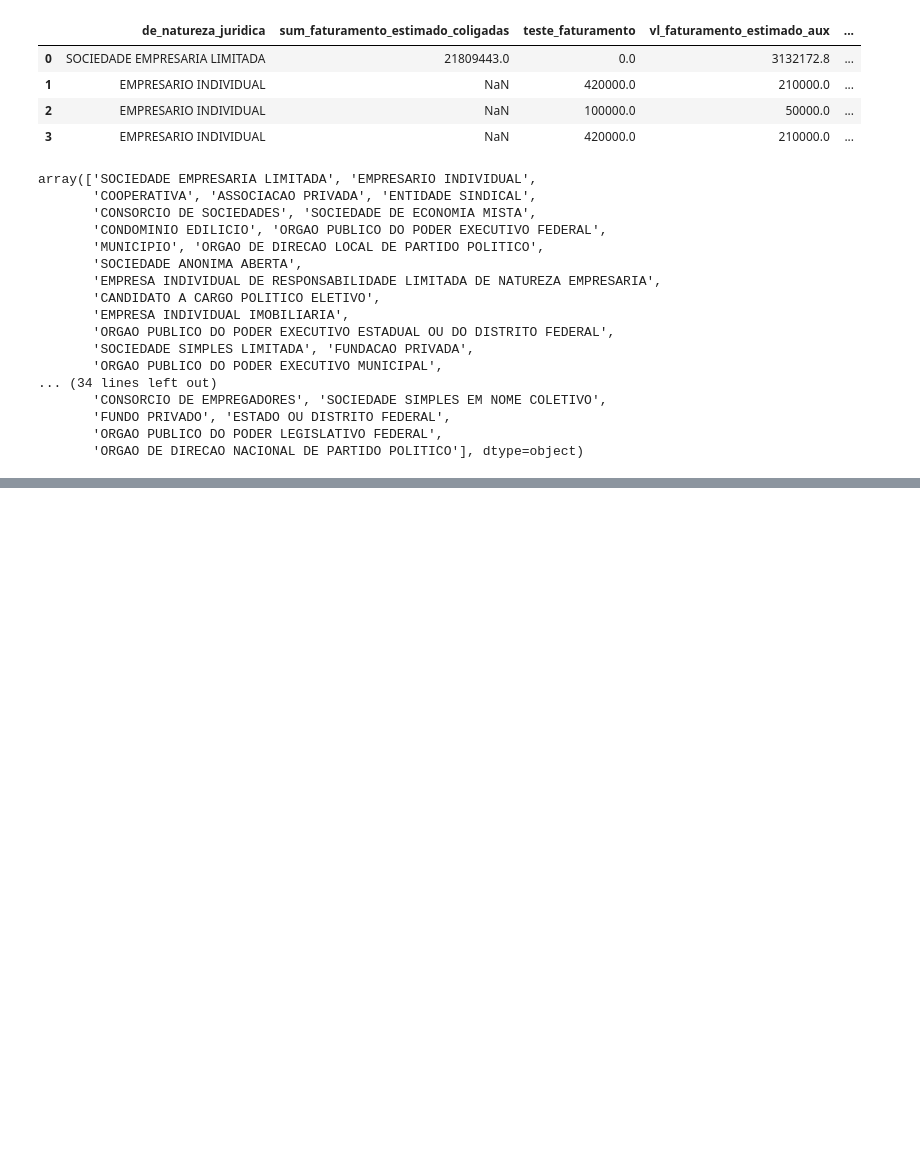
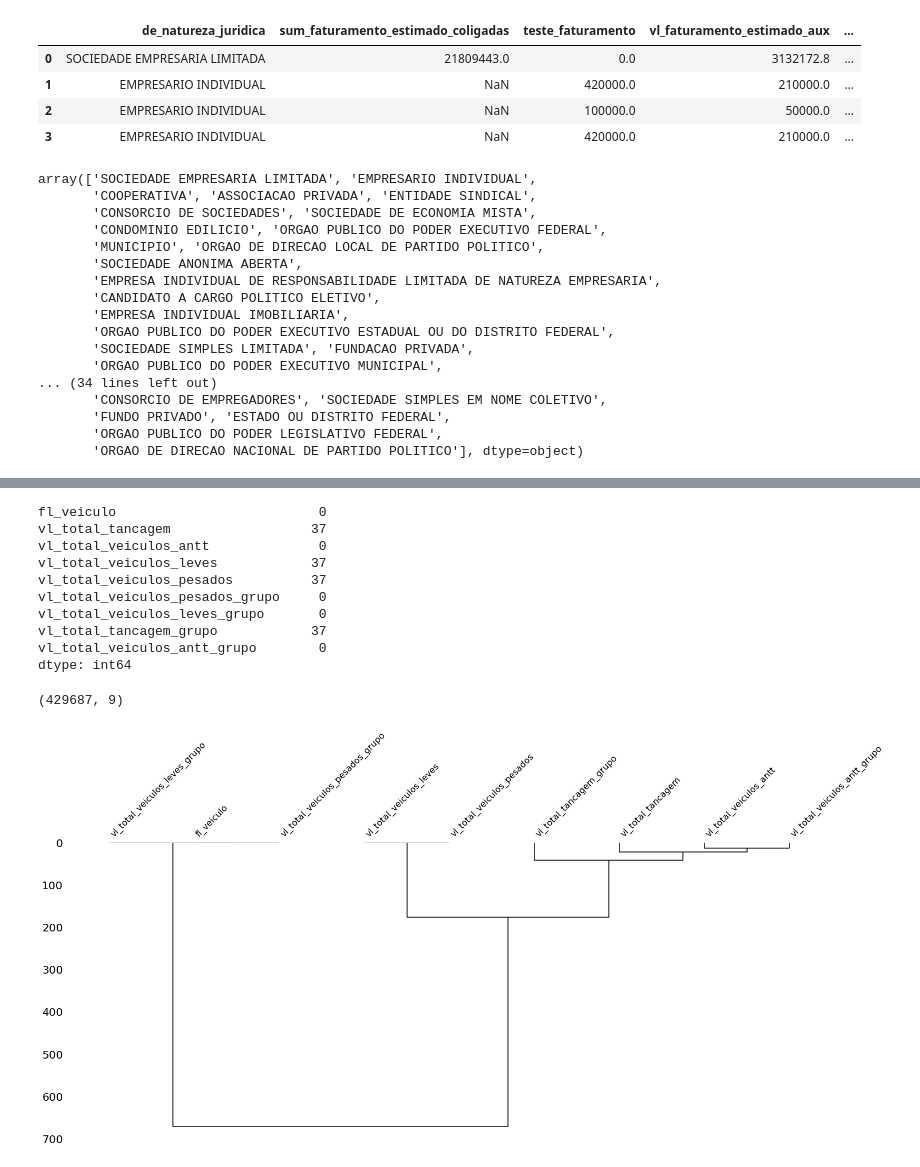
Before and after one commit to codenation-dev/squad-4-ad-data-science-1, a Jupyter notebook: analysis/pipeline.ipynb, the cells around one changed output, grey strips where cells are left out. Cells and saved outputs as stored; diff of their text form; code cells hidden in the pictures; blank space fills up the shorter version.

```diff
--- a/analysis/pipeline.ipynb
+++ b/analysis/pipeline.ipynb
@@ -126,0 +169,25 @@ array(['SOCIEDADE EMPRESARIA LIMITADA', 'EMPRESARIO INDIVIDUAL',
+# %%
+col = "dt_situacao"
+df_mkt[col].mode()[0]
+df_mkt[col] = df_mkt.loc[:,col].fillna(df_mkt[col].mode()[0])
+# %%
+vehicle_cols = df_mkt.columns.str.contains(pat="(veiculo|tancagem)")
+
+
+msno.dendrogram(df_mkt.loc[:, vehicle_cols])
+
+print(df_mkt.loc[(df_mkt.fl_veiculo == False) & (df_mkt.vl_total_veiculos_antt.notnull()), vehicle_cols ].isnull().sum())
+print(df_mkt.loc[df_mkt.fl_veiculo == False, vehicle_cols ].shape)
+# %% [output]
+fl_veiculo                          0
+vl_total_tancagem                  37
+vl_total_veiculos_antt              0
+vl_total_veiculos_leves            37
+vl_total_veiculos_pesados          37
+vl_total_veiculos_pesados_grupo     0
+vl_total_veiculos_leves_grupo       0
+vl_total_tancagem_grupo            37
+vl_total_veiculos_antt_grupo        0
+dtype: int64
+(429687, 9)
+[figure, added]
```
Also changed, not shown: parts of 9 cells of this notebook, 3 other files.
